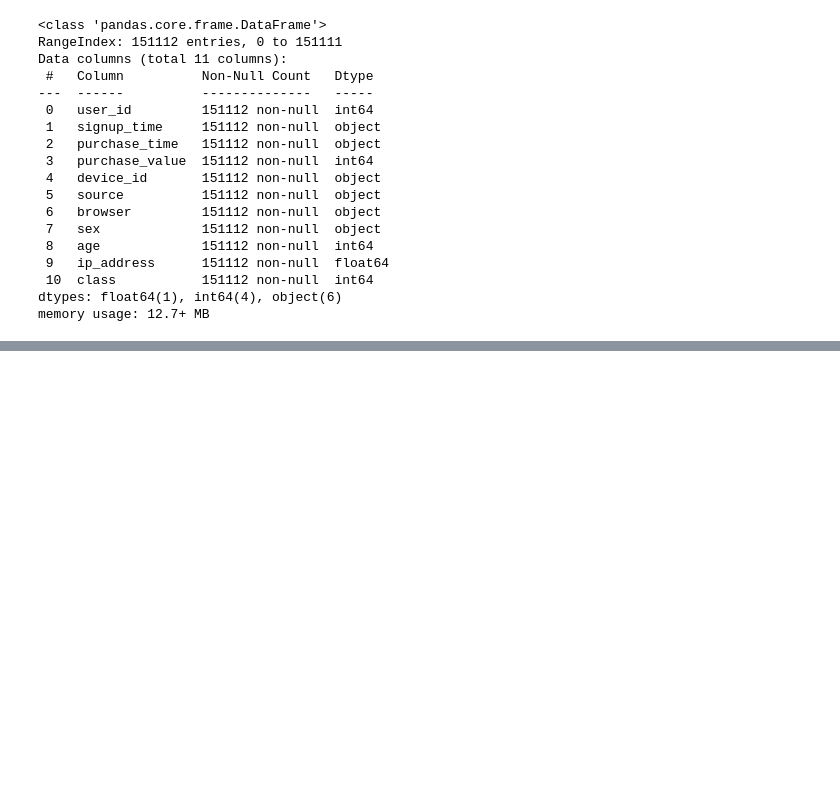
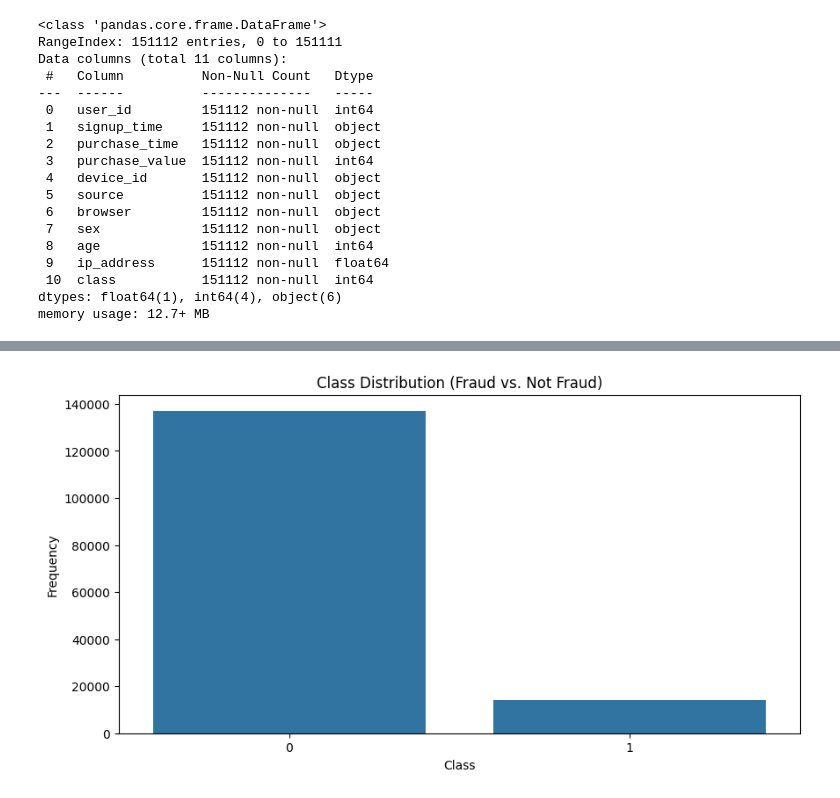
Before and after one commit to surak-alf/Fraud_Detection, a Jupyter notebook: notebook/data_analysis.ipynb, the cells around one changed output, grey strips where cells are left out. Saved outputs shown, nothing was run; the diff lists cells and outputs as text; code cells hidden in the pictures; blank space fills up the shorter version.

```diff
--- a/notebook/data_analysis.ipynb
+++ b/notebook/data_analysis.ipynb
@@ -62,0 +105,10 @@ memory usage: 12.7+ MB
+# %%
+# class distribution
+plt.figure(figsize=(10, 5))
+sns.countplot(x='class', data=fraud_data)
+plt.title('Class Distribution (Fraud vs. Not Fraud)')
+plt.xlabel('Class')
+plt.ylabel('Frequency')
+plt.show()
+# %% [output]
+[figure, added]
```
Also changed, not shown: parts of 11 cells of this notebook, 1 other file.
